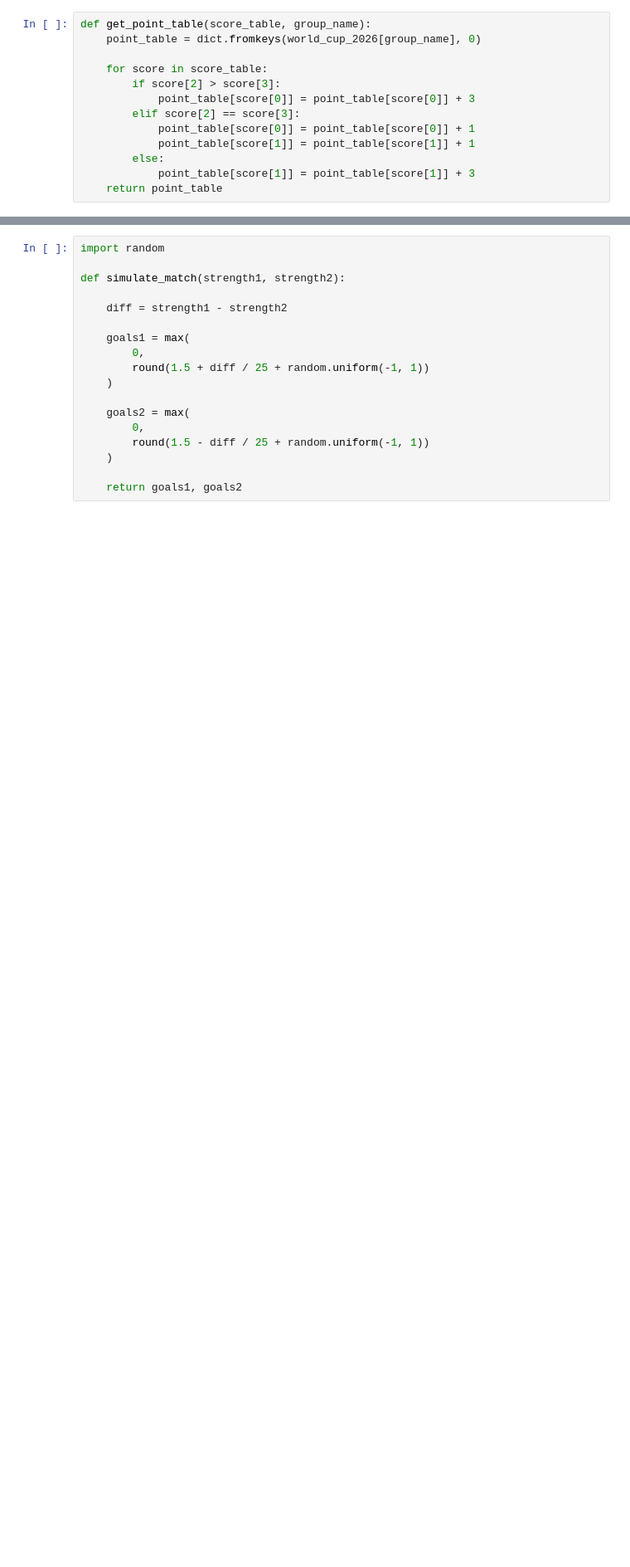
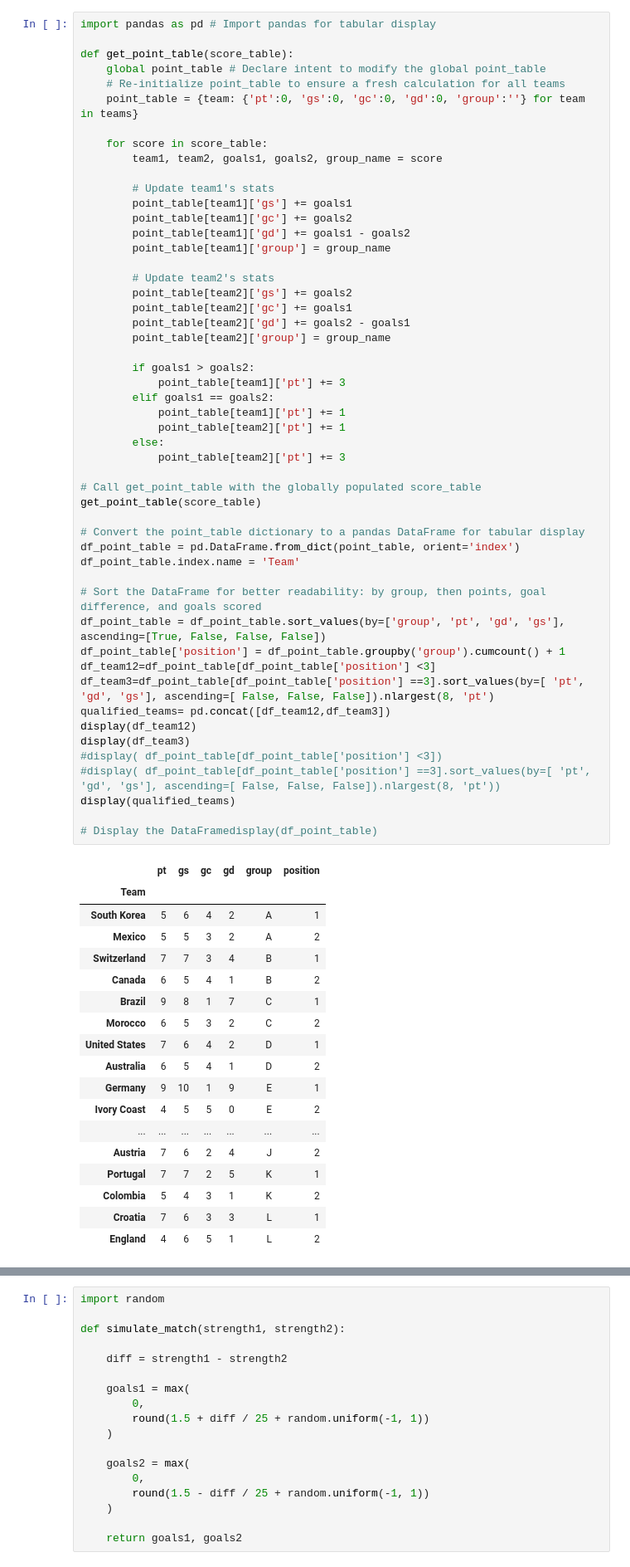
Before and after one commit to Siddhant-1012/matrix-calculator, a Jupyter notebook: wc2026.ipynb, the cells around one changed output, grey strips where cells are left out. Shown at 83% size. Saved outputs shown, nothing was run; the diff lists cells and outputs as text; blank space fills up the shorter version.

```diff
--- a/wc2026.ipynb
+++ b/wc2026.ipynb
@@ -90,13 +107,70 @@ def get_score_table(group_name):
-# %%
-def get_point_table(score_table, group_name):
-    point_table = dict.fromkeys(world_cup_2026[group_name], 0)
-
-    for score in score_table:
-        if score[2] > score[3]:
-            point_table[score[0]] = point_table[score[0]] + 3
-        elif score[2] == score[3]:
-            point_table[score[0]] = point_table[score[0]] + 1
-            point_table[score[1]] = point_table[score[1]] + 1
-        else:
-            point_table[score[1]] = point_table[score[1]] + 3
-    return point_table
+# %%
+import pandas as pd # Import pandas for tabular display
+
+def get_point_table(score_table):
+    global point_table # Declare intent to modify the global point_table
+    # Re-initialize point_table to ensure a fresh calculation for all teams
+    point_table = {team: {'pt':0, 'gs':0, 'gc':0, 'gd':0, 'group':''} for team in teams}
+
+    for score in score_table:
+        team1, team2, goals1, goals2, group_name = score
+
+        # Update team1's stats
+        point_table[team1]['gs'] += goals1
+        point_table[team1]['gc'] += goals2
+        point_table[team1]['gd'] += goals1 - goals2
+        point_table[team1]['group'] = group_name
+
+        # Update team2's stats
+        point_table[team2]['gs'] += goals2
+        point_table[team2]['gc'] += goals1
+        point_table[team2]['gd'] += goals2 - goals1
+        point_table[team2]['group'] = group_name
+
+        if goals1 > goals2:
+            point_table[team1]['pt'] += 3
+        elif goals1 == goals2:
+            point_table[team1]['pt'] += 1
+            point_table[team2]['pt'] += 1
+        else:
+            point_table[team2]['pt'] += 3
+
+# Call get_point_table with the globally populated score_table
+get_point_table(score_table)
+
+# Convert the point_table dictionary to a pandas DataFrame for tabular display
+df_point_table = pd.DataFrame.from_dict(point_table, orient='index')
+df_point_table.index.name = 'Team'
+
+# Sort the DataFrame for better readability: by group, then points, goal difference, and goals scored
+df_point_table = df_point_table.sort_values(by=['group', 'pt', 'gd', 'gs'], ascending=[True, False, False, False])
+df_point_table['position'] = df_point_table.groupby('group').cumcount() + 1
+df_team12=df_point_table[df_point_table['position'] <3]
+df_team3=df_point_table[df_point_table['position'] ==3].sort_values(by=[ 'pt', 'gd', 'gs'], ascending=[ False, False, False]).nlargest(8, 'pt')
+qualified_teams= pd.concat([df_team12,df_team3])
+display(df_team12)
+display(df_team3)
+#display( df_point_table[df_point_table['position'] <3])
+#display( df_point_table[df_point_table['position'] ==3].sort_values(by=[ 'pt', 'gd', 'gs'], ascending=[ False, False, False]).nlargest(8, 'pt'))
+display(qualified_teams)
+
+# Display the DataFramedisplay(df_point_table)
+# %% [output]
+|  | pt | gs | gc | gd | group | position |
+| Team |  |  |  |  |  |  |
+| South Korea | 5 | 6 | 4 | 2 | A | 1 |
+| Mexico | 5 | 5 | 3 | 2 | A | 2 |
+| Switzerland | 7 | 7 | 3 | 4 | B | 1 |
+| Canada | 6 | 5 | 4 | 1 | B | 2 |
+| Brazil | 9 | 8 | 1 | 7 | C | 1 |
+| Morocco | 6 | 5 | 3 | 2 | C | 2 |
+| United States | 7 | 6 | 4 | 2 | D | 1 |
+| Australia | 6 | 5 | 4 | 1 | D | 2 |
+| Germany | 9 | 10 | 1 | 9 | E | 1 |
+| Ivory Coast | 4 | 5 | 5 | 0 | E | 2 |
+| ... | ... | ... | ... | ... | ... | ... |
+| Austria | 7 | 6 | 2 | 4 | J | 2 |
+| Portugal | 7 | 7 | 2 | 5 | K | 1 |
+| Colombia | 5 | 4 | 3 | 1 | K | 2 |
+| Croatia | 7 | 6 | 3 | 3 | L | 1 |
+| England | 4 | 6 | 5 | 1 | L | 2 |
```
Also changed, not shown: parts of 5 cells of this notebook.
